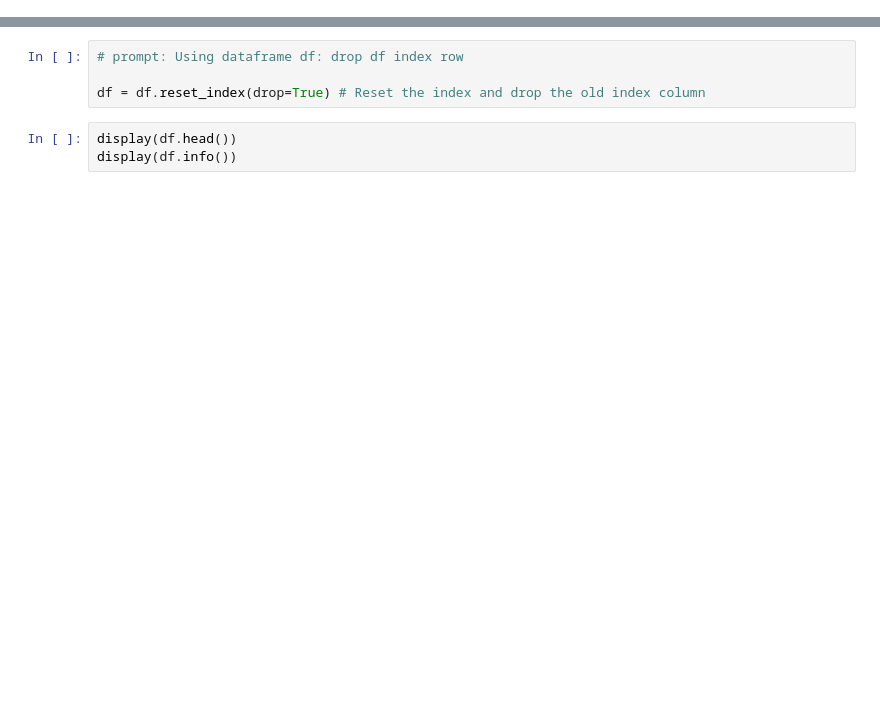
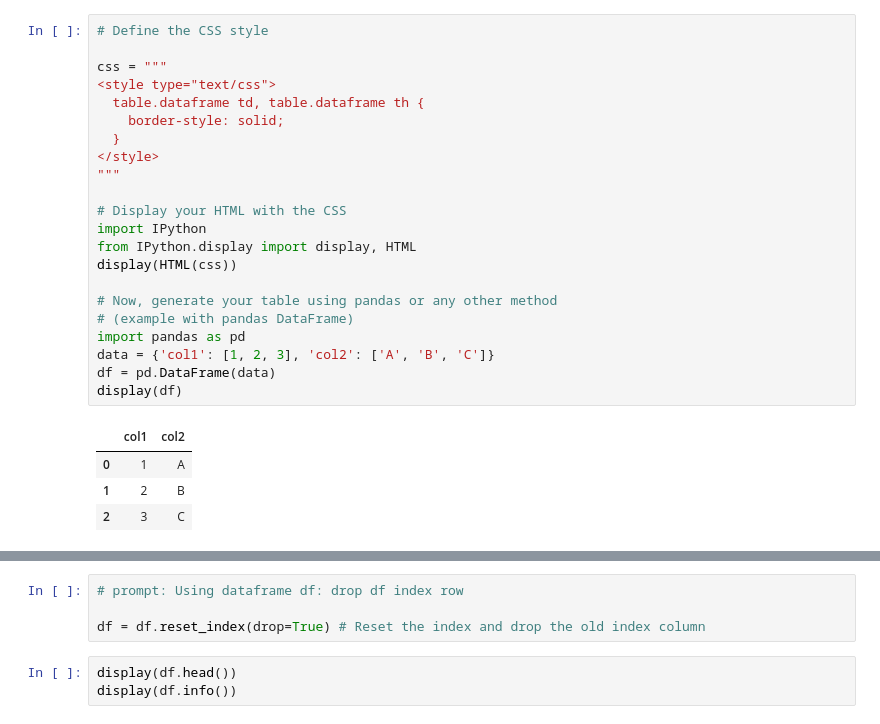
Before and after one commit to chikelu/Godson_Portfolio, a Jupyter notebook: mobile_phone_price_prediction.ipynb, the cells around one changed output, grey strips where cells are left out. Drawn from its saved outputs; the diff is of its cells as text; blank space fills up the shorter version.

```diff
--- a/mobile_phone_price_prediction.ipynb
+++ b/mobile_phone_price_prediction.ipynb
@@ -12,3 +26,30 @@ from IPython.display import display
+# %%
+# Define the CSS style
+
+css = """
+<style type="text/css">
+  table.dataframe td, table.dataframe th {
+    border-style: solid;
+  }
+</style>
+"""
+
+# Display your HTML with the CSS
+import IPython
+from IPython.display import display, HTML
+display(HTML(css))
+
+# Now, generate your table using pandas or any other method
+# (example with pandas DataFrame)
+import pandas as pd
+data = {'col1': [1, 2, 3], 'col2': ['A', 'B', 'C']}
+df = pd.DataFrame(data)
+display(df)
+# %% [output]
+|  | col1 | col2 |
+| 0 | 1 | A |
+| 1 | 2 | B |
+| 2 | 3 | C |
 # %%
 # import data
 df = pd.read_csv('/content/drive/MyDrive/Colab Notebooks/mobile phone price prediction.csv',index_col=0)
```
Also changed, not shown: parts of 7 cells of this notebook.
